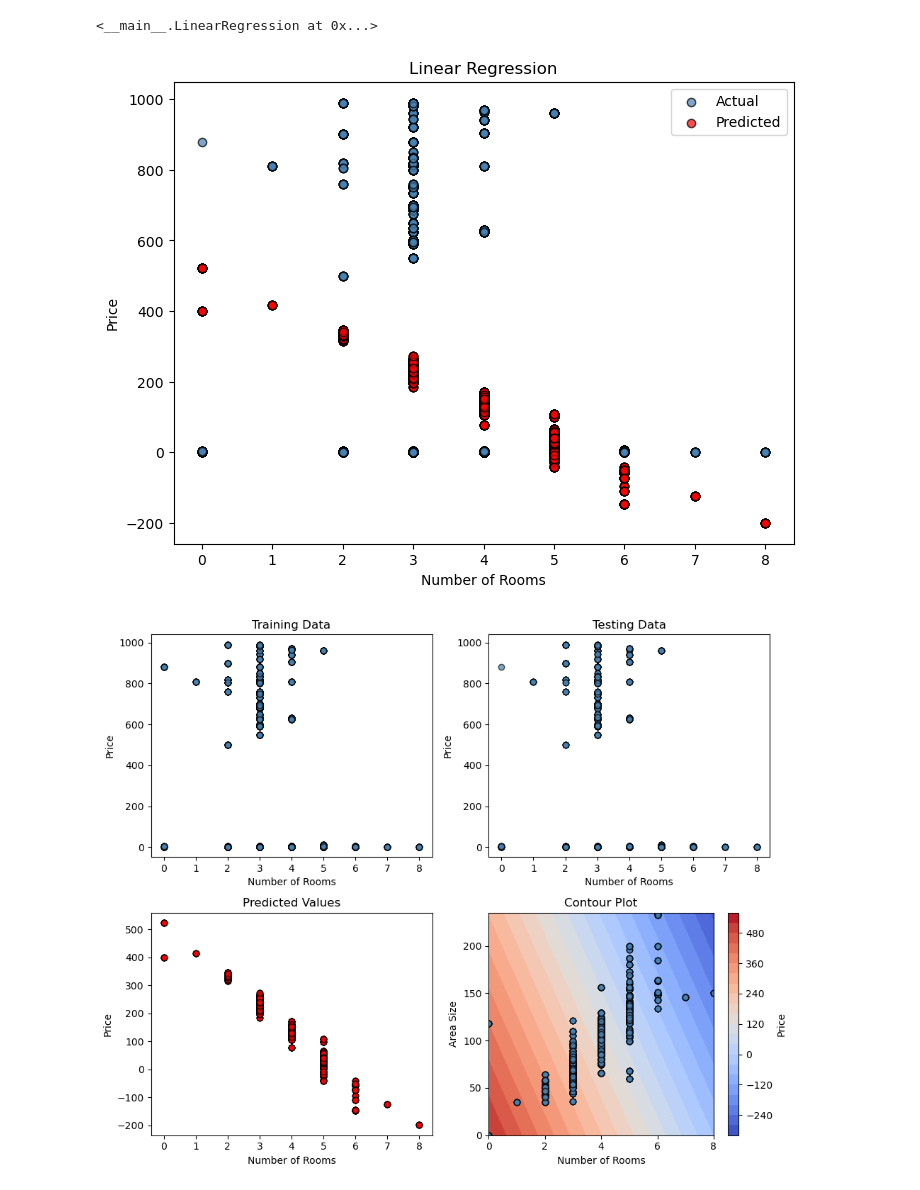
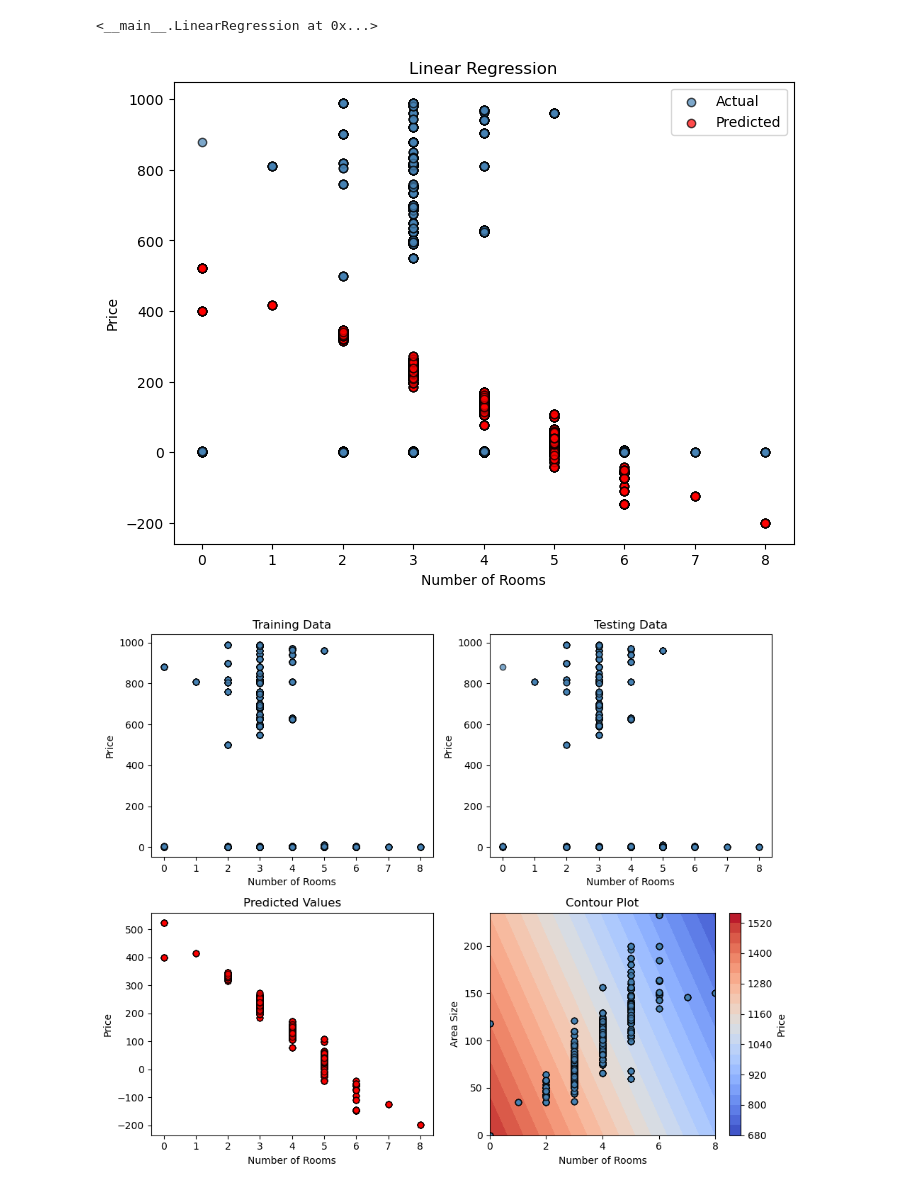
Before and after one commit to sharonsalman/DataScience, a Jupyter notebook: Machine Learning.ipynb, the cells around one changed output. Saved outputs shown, nothing was run; the diff lists cells and outputs as text; code cells hidden in the pictures.

```diff
--- a/Machine Learning.ipynb
+++ b/Machine Learning.ipynb
@@ -121,7 +121,7 @@ plt.show()
 x_range = np.linspace(np.min(x['rooms']), np.max(x['rooms']), 100)
 y_range = np.linspace(np.min(x['area_size']), np.max(x['area_size']), 100)
 x_mesh, y_mesh = np.meshgrid(x_range, y_range)
-z_mesh = model.predict(np.array([x_mesh.ravel(), y_mesh.ravel()]).T).reshape(x_mesh.shape)
+z_mesh = model.predict(np.array([x_mesh.ravel(), y_mesh.ravel()]).T).reshape(x_mesh.shape) + 1000
 
 fig, axs = plt.subplots(2, 2, figsize=(10, 8))
 
@@ -131,31 +131,31 @@ axs[0, 0].set_xlabel('Number of Rooms')
 axs[0, 0].set_ylabel('Price')
 axs[0, 0].set_title('Training Data')
 
 # Scatter plot of testing data
 axs[0, 1].scatter(x_test['rooms'], y_test, color=scatter_color, alpha=0.7, edgecolors='k')
 axs[0, 1].set_xlabel('Number of Rooms')
 axs[0, 1].set_ylabel('Price')
 axs[0, 1].set_title('Testing Data')
 
 # Predicted values scatter plot
 axs[1, 0].scatter(x_test['rooms'], y_pred, color='red', alpha=0.7, edgecolors='k')
 axs[1, 0].set_xlabel('Number of Rooms')
 axs[1, 0].set_ylabel('Price')
 axs[1, 0].set_title('Predicted Values')
 
 # Contour plot
 contour = axs[1, 1].contourf(x_mesh, y_mesh, z_mesh, levels=20, cmap='coolwarm')
 axs[1, 1].scatter(x_test['rooms'], x_test['area_size'], color=scatter_color, alpha=0.7, edgecolors='k')
 axs[1, 1].set_xlabel('Number of Rooms')
 axs[1, 1].set_ylabel('Area Size')
 axs[1, 1].set_title('Contour Plot')
 
 # Add colorbar
 cbar = fig.colorbar(contour, ax=axs[1, 1])
 cbar.set_label('Price')
 
 plt.tight_layout()
 plt.show()
 # %% [output]
 [figure]
-[figure, old version]
+[figure, new version]
```
